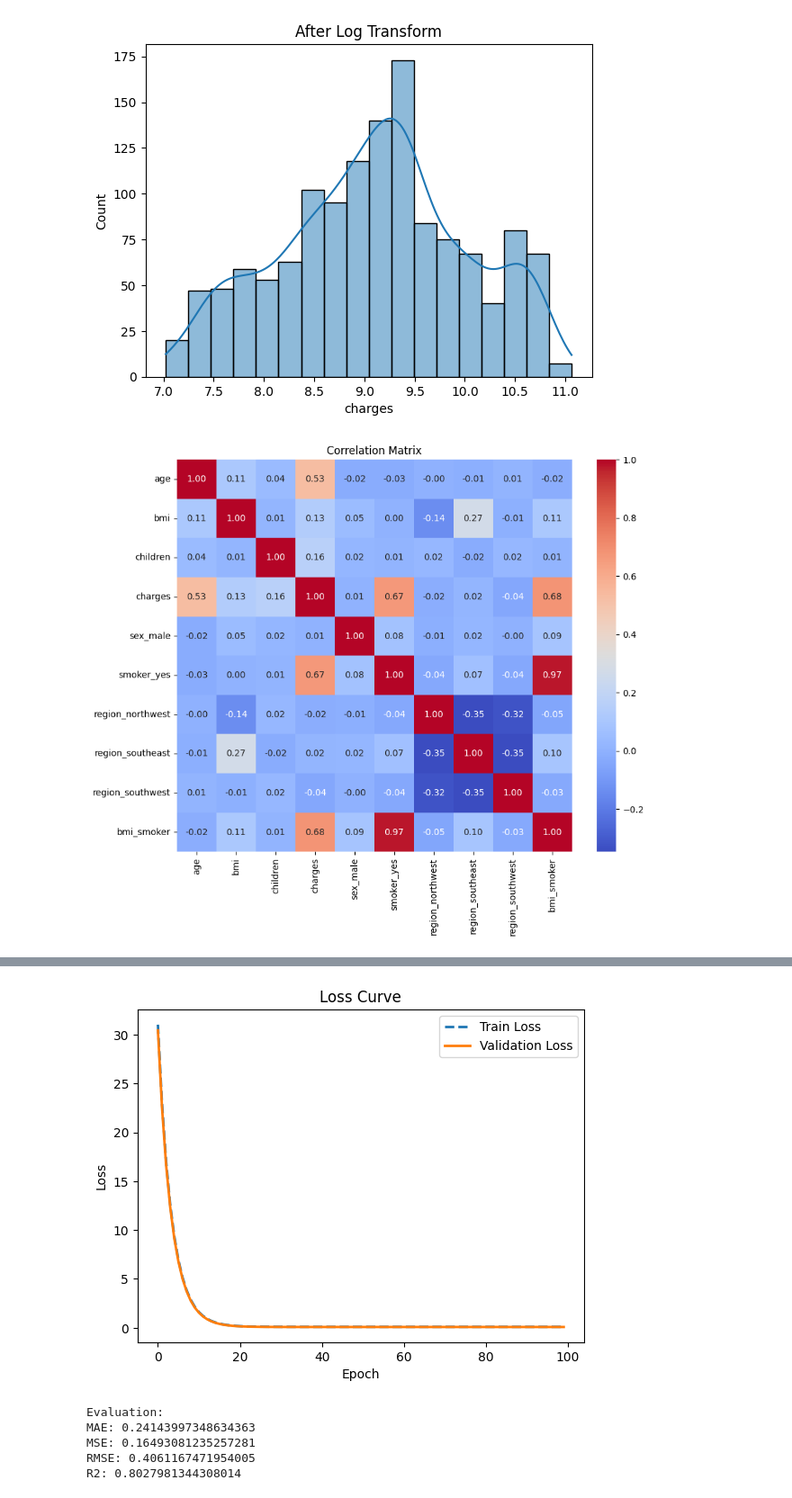
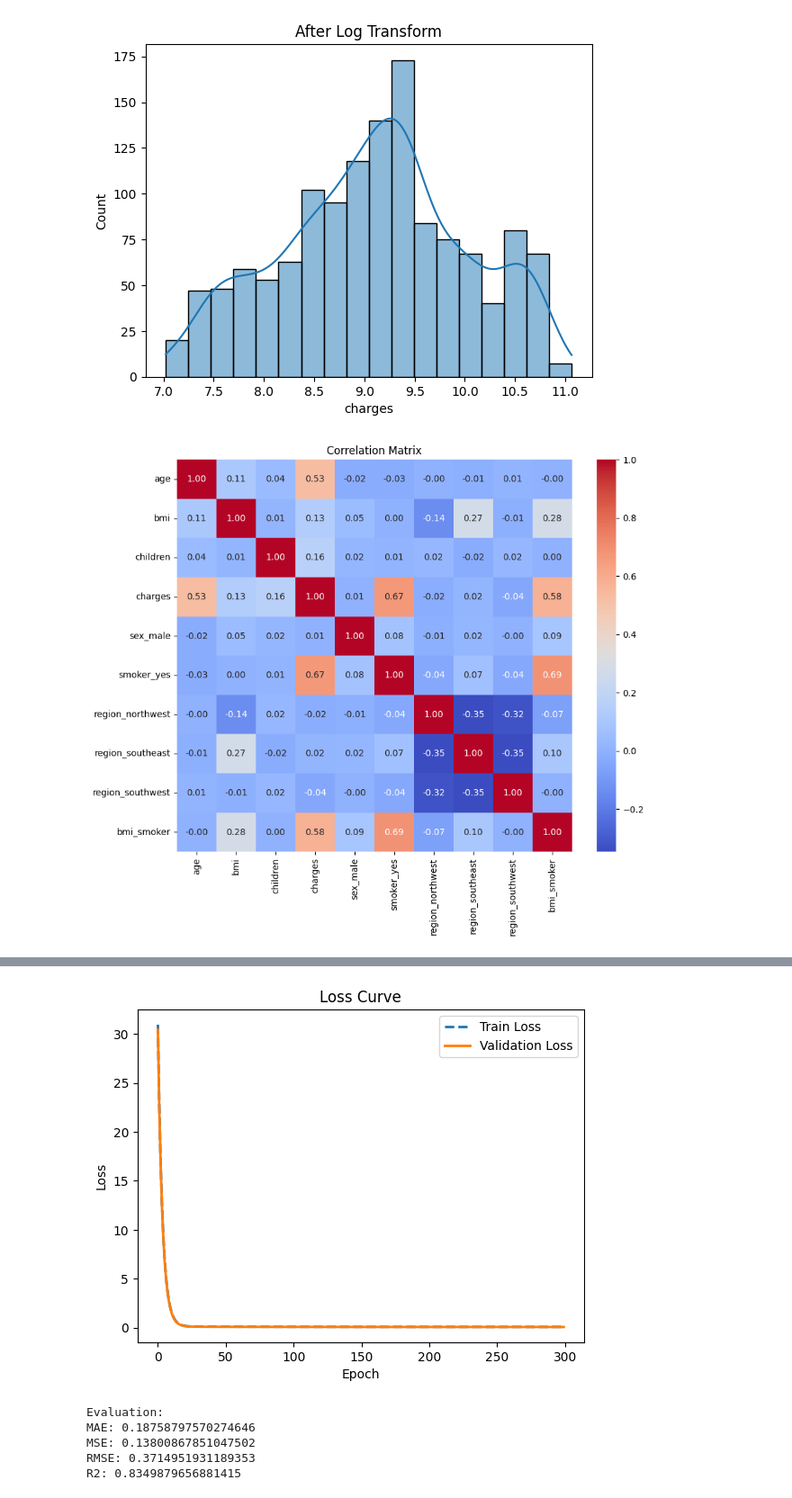
Before and after one commit to thuynguyenhuit/hocsau, a Jupyter notebook: Phan_tich_hoi_quy_tuyen_tinh_Insurance.ipynb, the cells around one changed output, grey strips where cells are left out. Shown at 90% size. Saved outputs shown, nothing was run; the diff lists cells and outputs as text; code cells hidden in the pictures.

```diff
--- a/Phan_tich_hoi_quy_tuyen_tinh_Insurance.ipynb
+++ b/Phan_tich_hoi_quy_tuyen_tinh_Insurance.ipynb
@@ -146,7 +146,8 @@ plt.show()
 [figure]
 # %%
 # Tạo biến tương tác giữa BMI và smoker
-pd_train['bmi_smoker'] = pd_train['bmi'] * pd_train['smoker_yes']
+#pd_train['bmi_smoker'] = pd_train['bmi'] * pd_train['smoker_yes']
+pd_train['bmi_smoker'] = ((pd_train['bmi'] >= 30) & (pd_train['smoker_yes'] == 1)).astype(int)
 # %%
 #Kiểm tra lại ma trận tương quan sau khi thêm biến
 plt.figure(figsize=(10,8))
@@ -154,7 +155,7 @@ sns.heatmap(pd_train.corr(), annot=True, fmt=".2f", cmap='coolwarm')
 plt.title("Correlation Matrix")
 plt.show()
 # %% [output]
-[figure, old version]
+[figure, new version]
 # %%
 import numpy as np
 import matplotlib.pyplot as plt
@@ -193,7 +194,7 @@ X_test = np.c_[np.ones(X_test.shape[0]), X_test]
 # 5. Hyper-parameters
 # ======================
 learning_rate = 0.005
-epochs = 100
+epochs = 300
 batch_size = 32
 
 # ======================
@@ -279,9 +284,9 @@ Epoch 50 | Train Loss: 0.0925 | Val Loss: 0.0828
-[figure, old version]
+[figure, new version]
 Evaluation:
-MAE: 0.24143997348634363
-MSE: 0.16493081235257281
-RMSE: 0.4061167471954005
-R2: 0.8027981344308014
+MAE: 0.18758797570274646
+MSE: 0.13800867851047502
+RMSE: 0.3714951931189353
+R2: 0.8349879656881415
 # %%
 #Biểu đồ phần dư sau cải tiến
 residuals = y_test - y_pred
```
Also changed, not shown: parts of 3 cells of this notebook.
